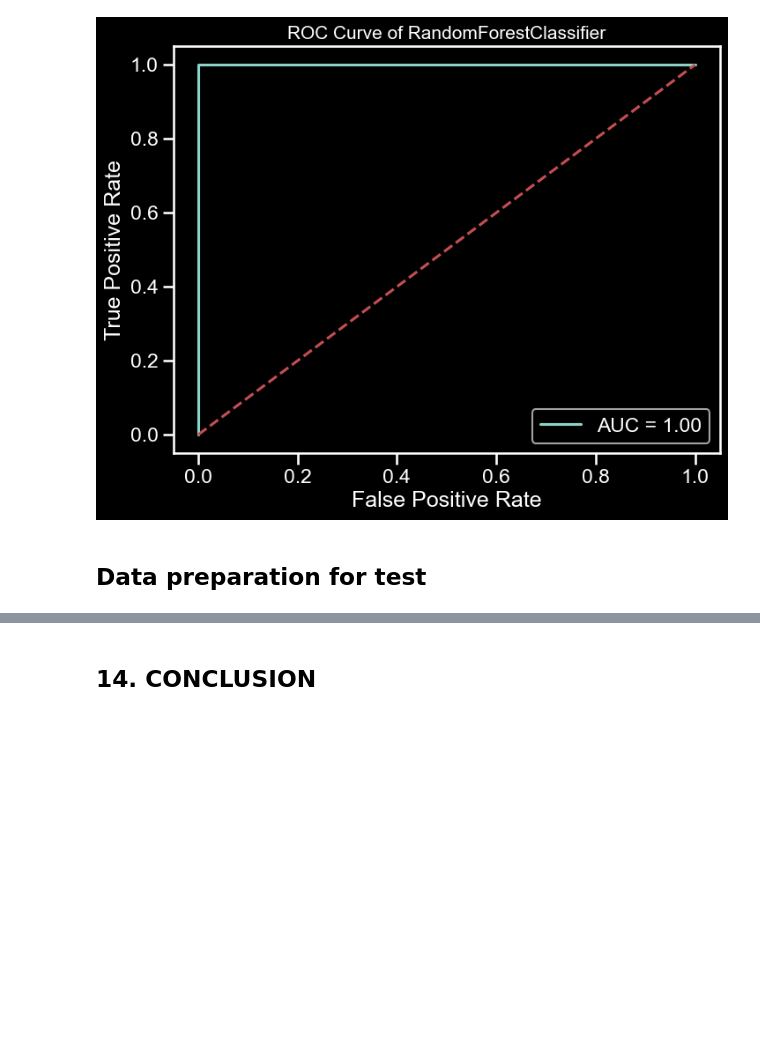
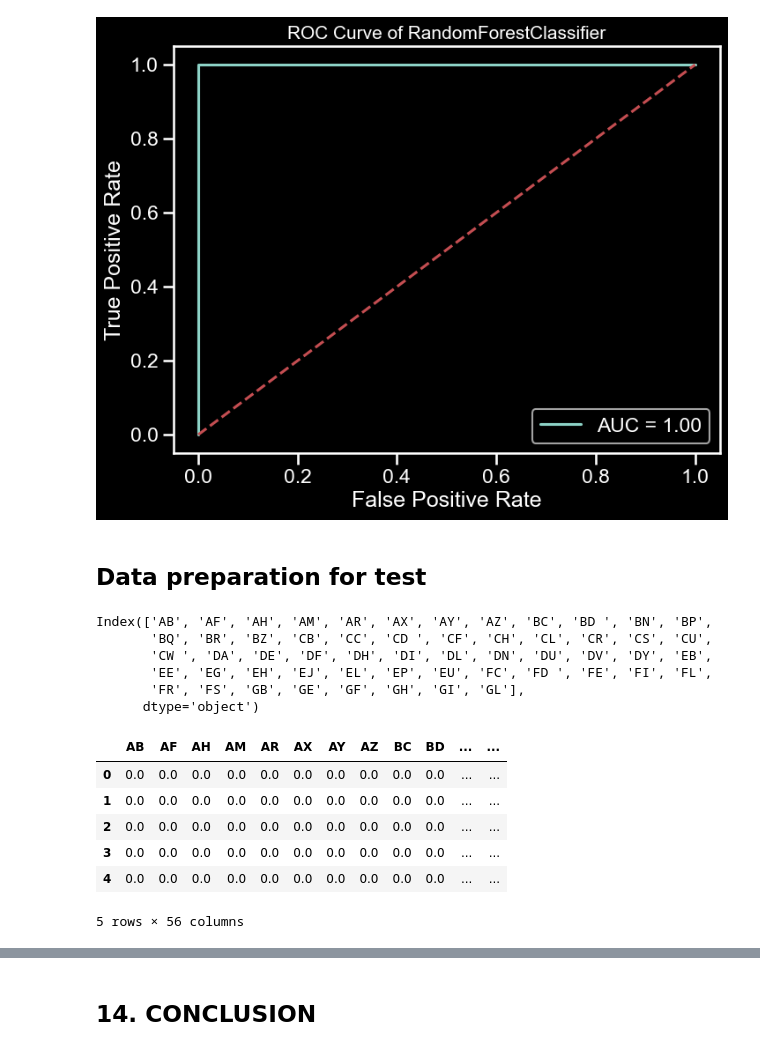
Before and after one commit to yinsights8/ML_Projects, a Jupyter notebook: 1_Identifying_Age_Related_Conditions/Model Building.ipynb, the cells around one changed output, grey strips where cells are left out. Cells and saved outputs as stored; diff of their text form; code cells hidden in the pictures; blank space fills up the shorter version.

```diff
--- a/1_Identifying_Age_Related_Conditions/Model Building.ipynb
+++ b/1_Identifying_Age_Related_Conditions/Model Building.ipynb
@@ -458,3 +500,22 @@ def prepare_data(data):
     return data
 # %%
 preprocesed_data = prepare_data(df)
+# %%
+preprocesed_data.columns[1:]
+# %% [output]
+Index(['AB', 'AF', 'AH', 'AM', 'AR', 'AX', 'AY', 'AZ', 'BC', 'BD ', 'BN', 'BP',
+       'BQ', 'BR', 'BZ', 'CB', 'CC', 'CD ', 'CF', 'CH', 'CL', 'CR', 'CS', 'CU',
+       'CW ', 'DA', 'DE', 'DF', 'DH', 'DI', 'DL', 'DN', 'DU', 'DV', 'DY', 'EB',
+       'EE', 'EG', 'EH', 'EJ', 'EL', 'EP', 'EU', 'FC', 'FD ', 'FE', 'FI', 'FL',
+       'FR', 'FS', 'GB', 'GE', 'GF', 'GH', 'GI', 'GL'],
+      dtype='object')
+# %%
+preprocesed_data.drop("Id",axis=1)
+# %% [output]
+|  | AB | AF | AH | AM | AR | AX | AY | AZ | BC | BD | ... | ... |
+| 0 | 0.0 | 0.0 | 0.0 | 0.0 | 0.0 | 0.0 | 0.0 | 0.0 | 0.0 | 0.0 | ... | ... |
+| 1 | 0.0 | 0.0 | 0.0 | 0.0 | 0.0 | 0.0 | 0.0 | 0.0 | 0.0 | 0.0 | ... | ... |
+| 2 | 0.0 | 0.0 | 0.0 | 0.0 | 0.0 | 0.0 | 0.0 | 0.0 | 0.0 | 0.0 | ... | ... |
+| 3 | 0.0 | 0.0 | 0.0 | 0.0 | 0.0 | 0.0 | 0.0 | 0.0 | 0.0 | 0.0 | ... | ... |
+| 4 | 0.0 | 0.0 | 0.0 | 0.0 | 0.0 | 0.0 | 0.0 | 0.0 | 0.0 | 0.0 | ... | ... |
+5 rows × 56 columns
```
Also changed, not shown: parts of 16 cells of this notebook, 5 other files.
